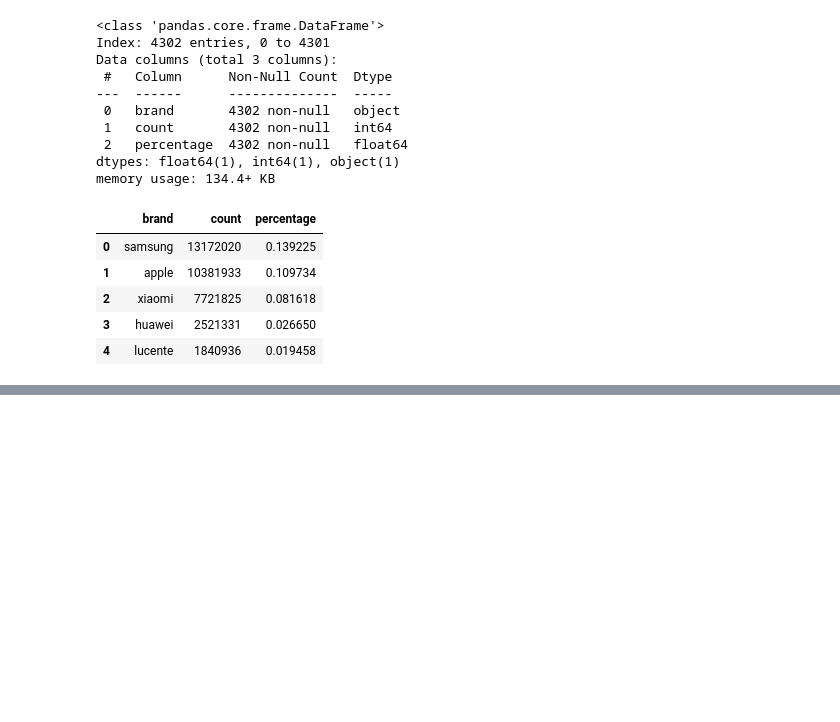
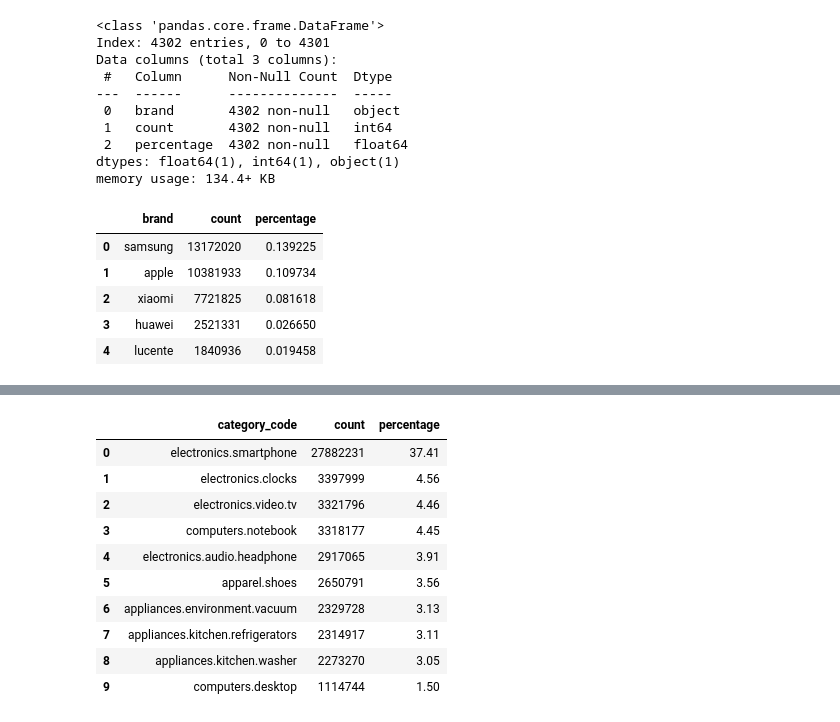
Before and after one commit to Jluisfeltrer/ecmn_cloud, a Jupyter notebook: cuadernos/C1.ipynb, the cells around one changed output, grey strips where cells are left out. Saved outputs shown, nothing was run; the diff lists cells and outputs as text; code cells hidden in the pictures; blank space fills up the shorter version.

```diff
--- a/cuadernos/C1.ipynb
+++ b/cuadernos/C1.ipynb
@@ -149,0 +181,14 @@ Passing `palette` without assigning `hue` is deprecated and will be removed in v
+# %%
+category_counts.head(10).round(2)
+# %% [output]
+|  | category_code | count | percentage |
+| 0 | electronics.smartphone | 27882231 | 37.41 |
+| 1 | electronics.clocks | 3397999 | 4.56 |
+| 2 | electronics.video.tv | 3321796 | 4.46 |
+| 3 | computers.notebook | 3318177 | 4.45 |
+| 4 | electronics.audio.headphone | 2917065 | 3.91 |
+| 5 | apparel.shoes | 2650791 | 3.56 |
+| 6 | appliances.environment.vacuum | 2329728 | 3.13 |
+| 7 | appliances.kitchen.refrigerators | 2314917 | 3.11 |
+| 8 | appliances.kitchen.washer | 2273270 | 3.05 |
+| 9 | computers.desktop | 1114744 | 1.50 |
```
Also changed, not shown: parts of 9 cells of this notebook, 1 other file.
